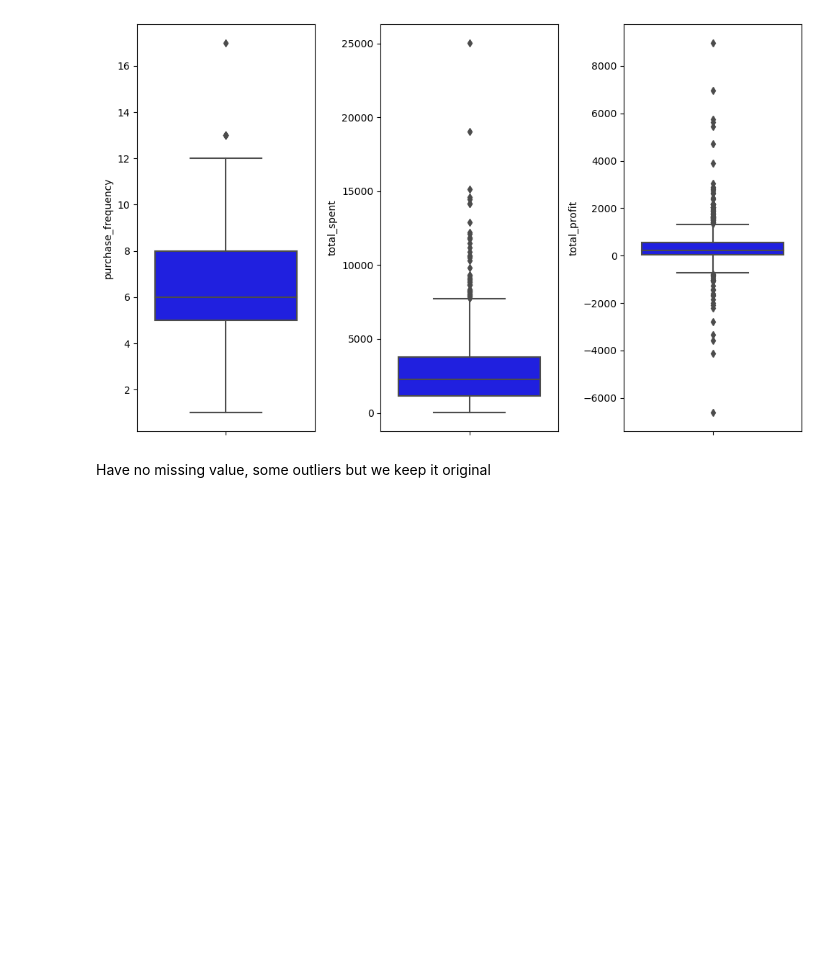
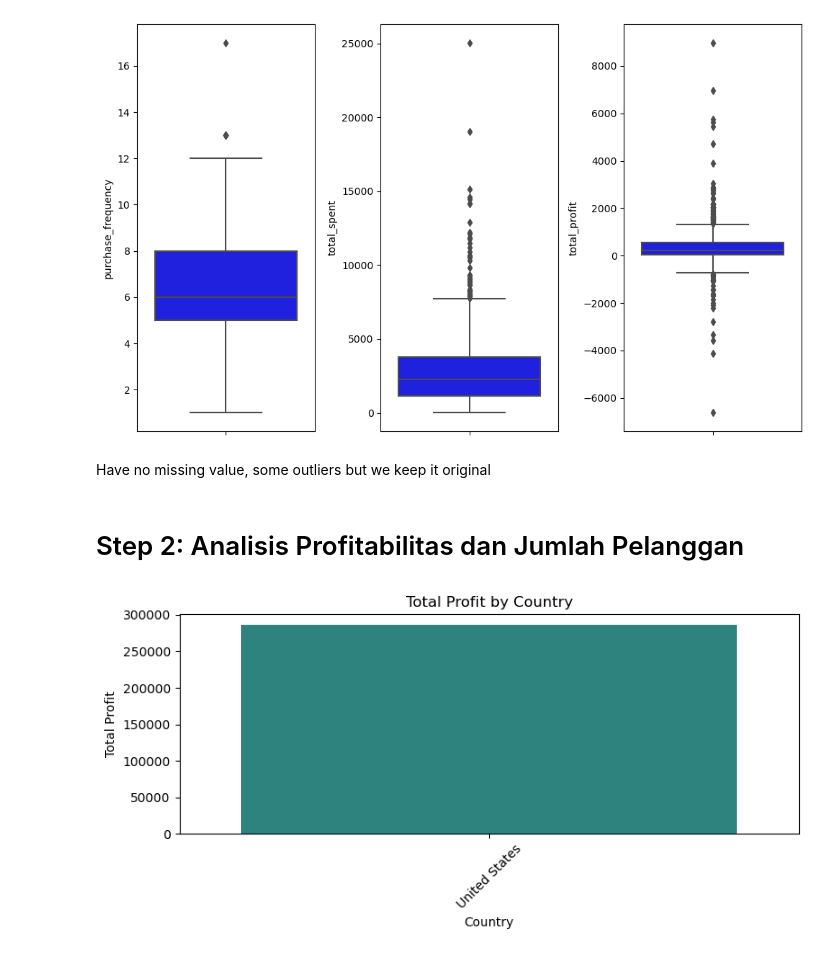
Before and after one commit to rfih/Dibimbing---DSDA, a Jupyter notebook: Assignment Day 28 - Marketing Channel Analysis/AS-Day 28-Data Understanding .ipynb, the cells around one changed output. Drawn from its saved outputs; the diff is of its cells as text; code cells hidden in the pictures; blank space fills up the shorter version.

```diff
--- a/Assignment Day 28 - Marketing Channel Analysis/AS-Day 28-Data Understanding .ipynb
+++ b/Assignment Day 28 - Marketing Channel Analysis/AS-Day 28-Data Understanding .ipynb
@@ -115,0 +119,16 @@ Have no missing value, some outliers but we keep it original
+# %% [markdown]
+# Step 2: Analisis Profitabilitas dan Jumlah Pelanggan
+# %%
+country_profit = superstore_df.groupby('country')['profit'].sum().sort_values(ascending=False)
+
+# Plot
+plt.figure(figsize=(8, 4))
+sns.barplot(x=country_profit.index, y=country_profit.values, palette='viridis')
+plt.title('Total Profit by Country')
+plt.ylabel('Total Profit')
+plt.xlabel('Country')
+plt.xticks(rotation=45)
+plt.tight_layout()
+plt.show()
+# %% [output]
+[figure, added]
```
Also changed, not shown: parts of 3 cells of this notebook.
